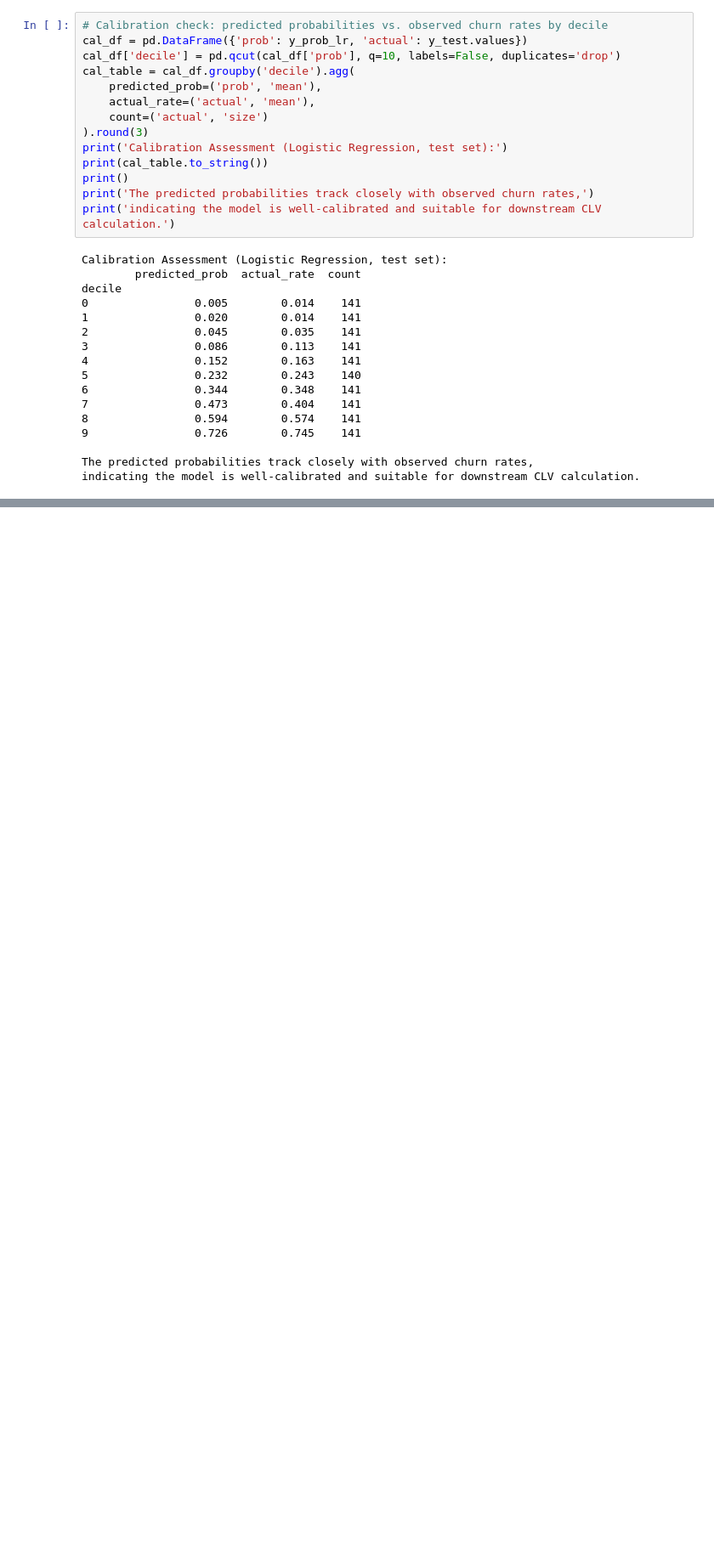
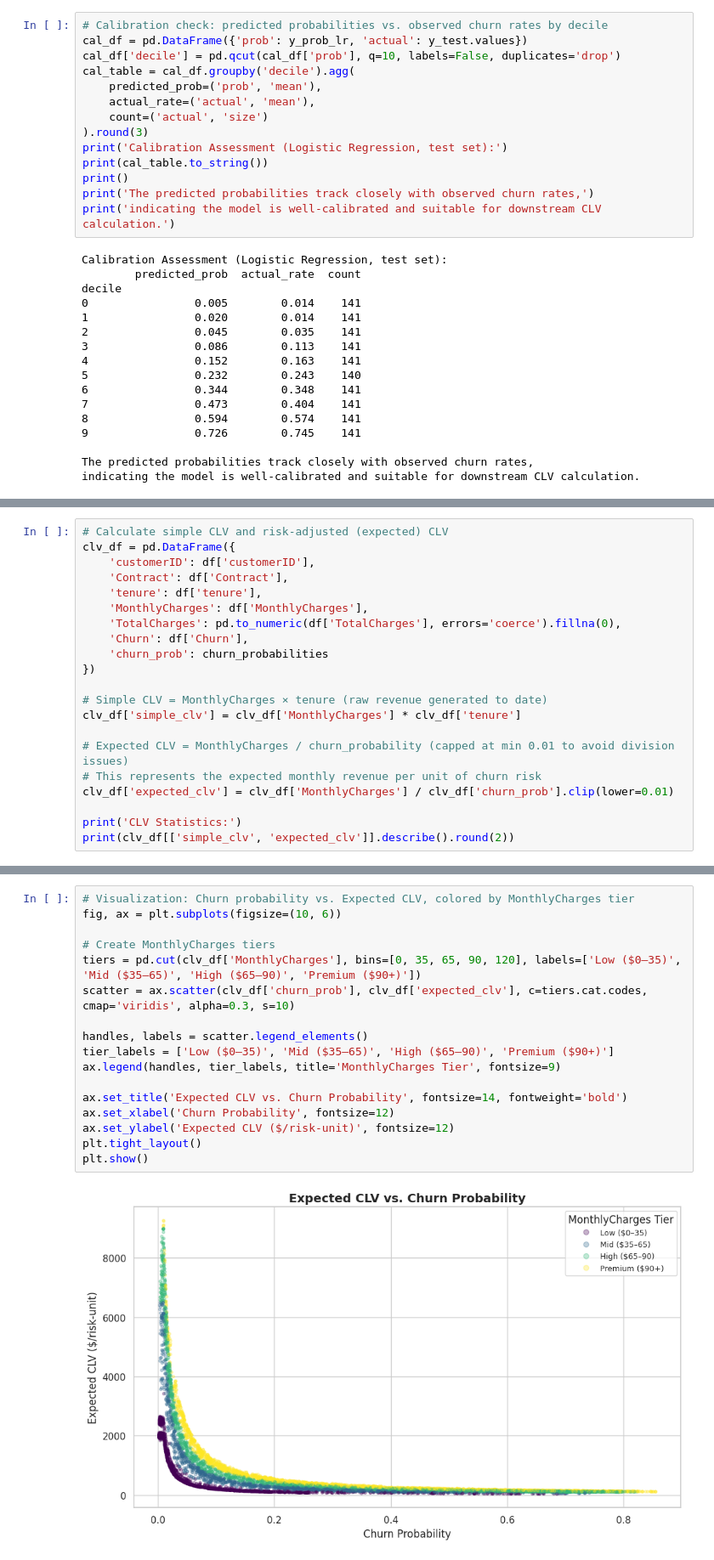
Before and after one commit to mauriziopinto/ai-telecom-retention-platform, a Jupyter notebook: retention_system.ipynb, the cells around one changed output, grey strips where cells are left out. Shown at 85% size. Saved outputs shown, nothing was run; the diff lists cells and outputs as text; blank space fills up the shorter version.

Commit message:
Add risk-adjusted CLV with rank comparison (Phase 4)

```diff
--- a/retention_system.ipynb
+++ b/retention_system.ipynb
@@ -474,0 +481,21 @@ indicating the model is well-calibrated and suitable for downstream CLV calculat
+# %%
+# Calculate simple CLV and risk-adjusted (expected) CLV
+clv_df = pd.DataFrame({
+    'customerID': df['customerID'],
+    'Contract': df['Contract'],
+    'tenure': df['tenure'],
+    'MonthlyCharges': df['MonthlyCharges'],
+    'TotalCharges': pd.to_numeric(df['TotalCharges'], errors='coerce').fillna(0),
+    'Churn': df['Churn'],
+    'churn_prob': churn_probabilities
+})
+
+# Simple CLV = MonthlyCharges × tenure (raw revenue generated to date)
+clv_df['simple_clv'] = clv_df['MonthlyCharges'] * clv_df['tenure']
+
+# Expected CLV = MonthlyCharges / churn_probability (capped at min 0.01 to avoid division issues)
+# This represents the expected monthly revenue per unit of churn risk
+clv_df['expected_clv'] = clv_df['MonthlyCharges'] / clv_df['churn_prob'].clip(lower=0.01)
+
+print('CLV Statistics:')
+print(clv_df[['simple_clv', 'expected_clv']].describe().round(2))
@@ -474,0 +568,19 @@ indicating the model is well-calibrated and suitable for downstream CLV calculat
+# %%
+# Visualization: Churn probability vs. Expected CLV, colored by MonthlyCharges tier
+fig, ax = plt.subplots(figsize=(10, 6))
+
+# Create MonthlyCharges tiers
+tiers = pd.cut(clv_df['MonthlyCharges'], bins=[0, 35, 65, 90, 120], labels=['Low ($0–35)', 'Mid ($35–65)', 'High ($65–90)', 'Premium ($90+)'])
+scatter = ax.scatter(clv_df['churn_prob'], clv_df['expected_clv'], c=tiers.cat.codes, cmap='viridis', alpha=0.3, s=10)
+
+handles, labels = scatter.legend_elements()
+tier_labels = ['Low ($0–35)', 'Mid ($35–65)', 'High ($65–90)', 'Premium ($90+)']
+ax.legend(handles, tier_labels, title='MonthlyCharges Tier', fontsize=9)
+
+ax.set_title('Expected CLV vs. Churn Probability', fontsize=14, fontweight='bold')
+ax.set_xlabel('Churn Probability', fontsize=12)
+ax.set_ylabel('Expected CLV ($/risk-unit)', fontsize=12)
+plt.tight_layout()
+plt.show()
+# %% [output]
+[figure, added]
```
Also changed, not shown: parts of 5 cells of this notebook, 1 other file.
